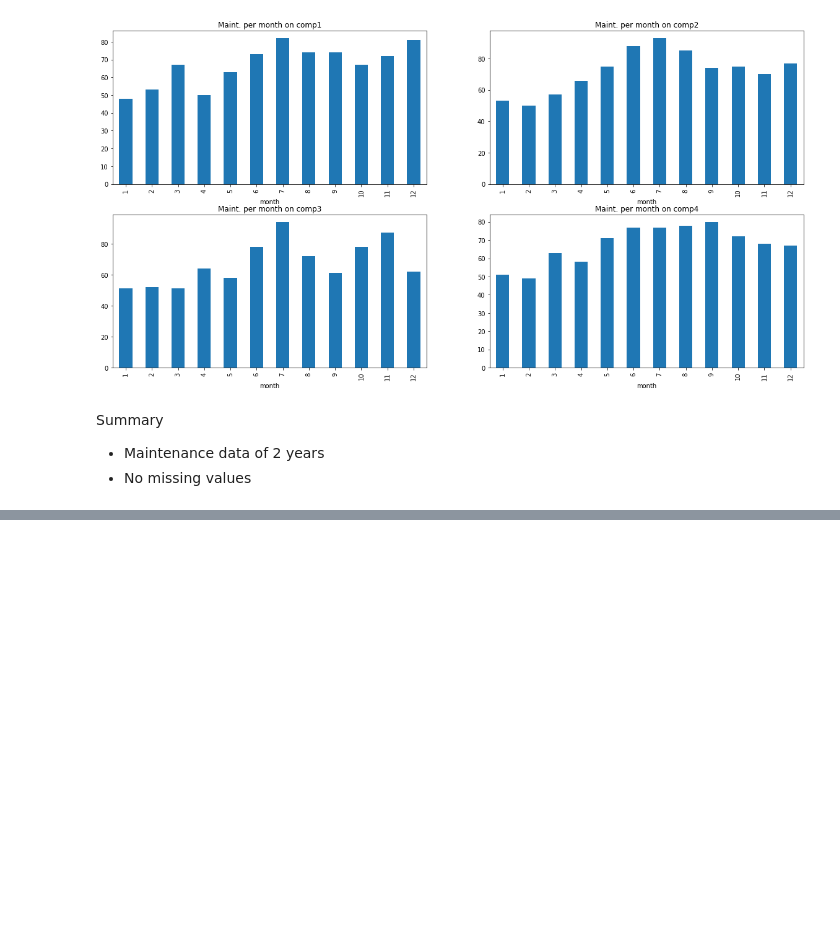
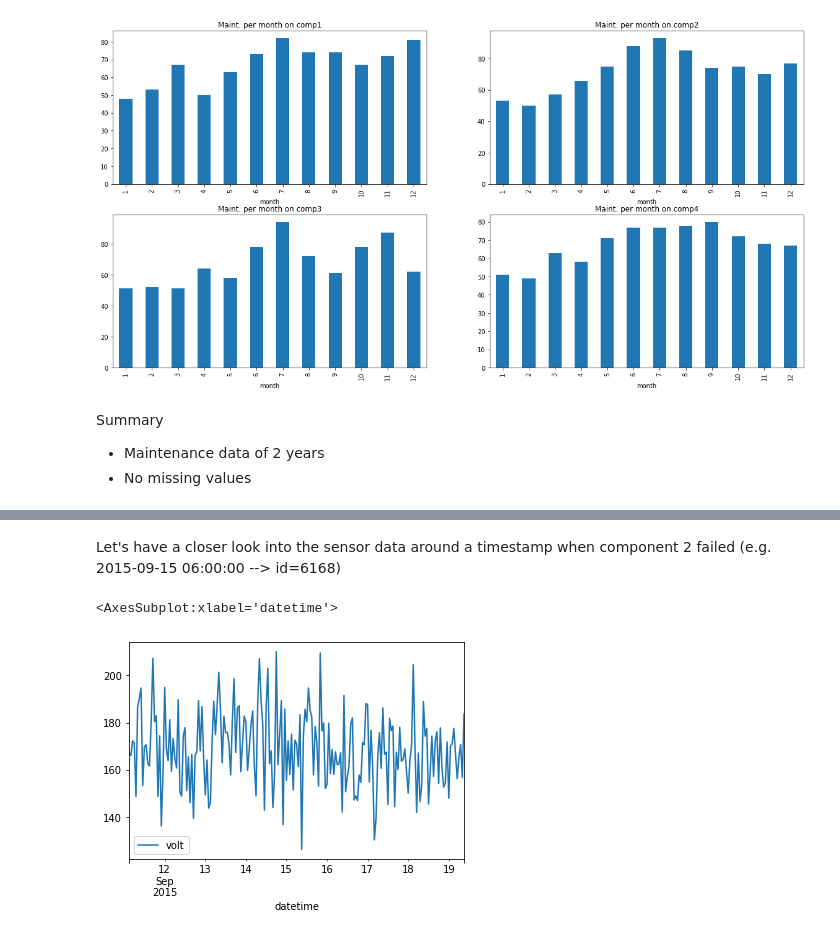
Before and after one commit to l-hamm/predictive-maintenance, a Jupyter notebook: data_insights.ipynb, the cells around one changed output, grey strips where cells are left out. Drawn from its saved outputs; the diff is of its cells as text; code cells hidden in the pictures; blank space fills up the shorter version.

```diff
--- a/data_insights.ipynb
+++ b/data_insights.ipynb
@@ -329,0 +431,9 @@ Summary
+# %% [markdown]
+Let's have a closer look into the sensor data around a timestamp when component 2 failed (e.g. 2015-09-15 06:00:00 --> id=6168)
+# %%
+id=6168
+threshold=100
+df_tele_fail.loc[(df_tele_fail.index>id-threshold) & (df_tele_fail.index<id+threshold)].plot(x='datetime', y='volt')
+# %% [output]
+<AxesSubplot:xlabel='datetime'>
+[figure, added]
```
Also changed, not shown: parts of 43 cells of this notebook.
